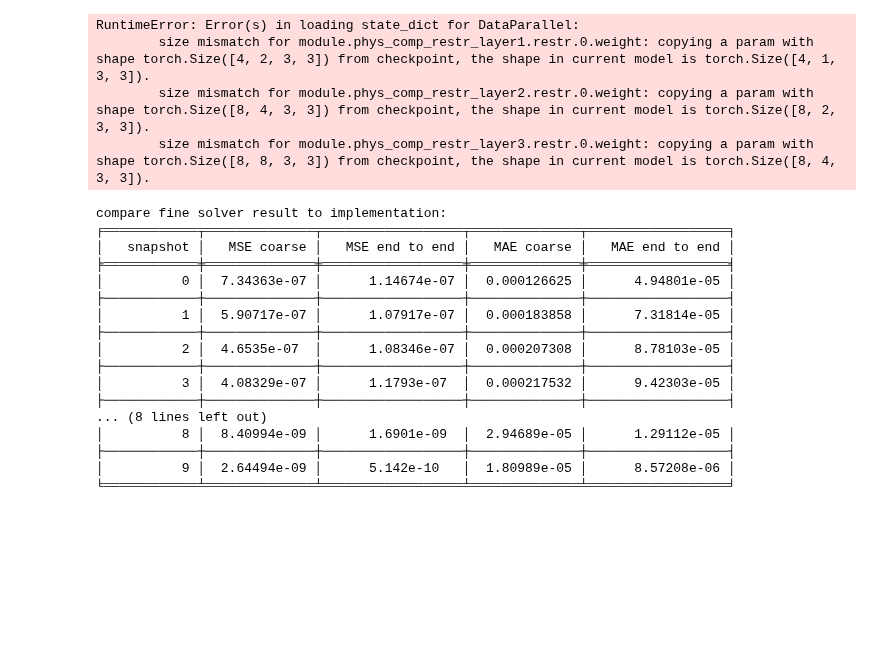
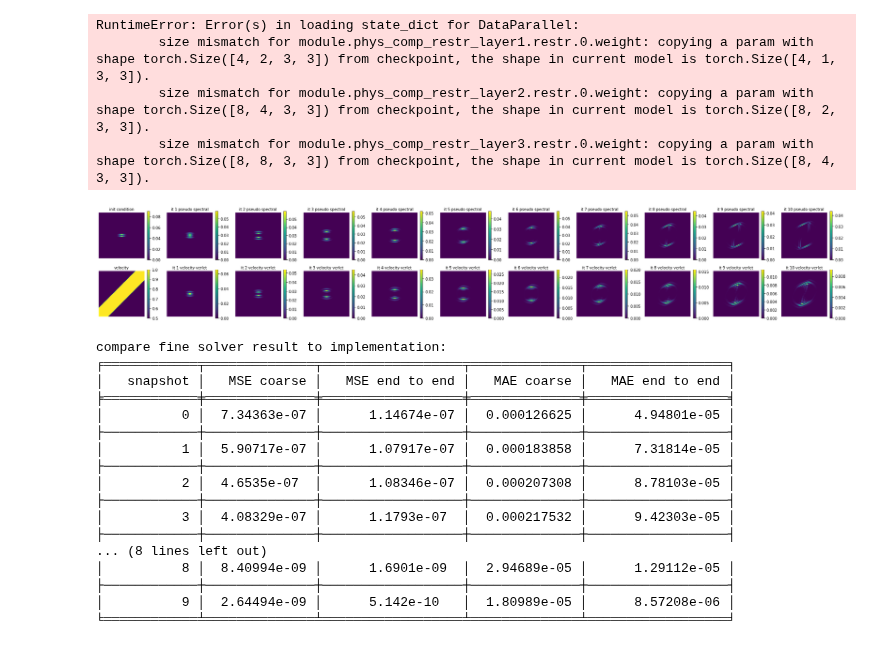
Before and after one commit to utkaiser/masterthesis_code, a Jupyter notebook: analysis/end_to_end_compare.ipynb, the cells around one changed output. Saved outputs shown, nothing was run; the diff lists cells and outputs as text; code cells hidden in the pictures; blank space fills up the shorter version.

```diff
--- a/analysis/end_to_end_compare.ipynb
+++ b/analysis/end_to_end_compare.ipynb
@@ -111,48 +111,50 @@ with torch.no_grad():
             for j in range(1,input.shape[0]-1):
                 if j == 1: ufx, ufcx = ufx.squeeze().numpy(), ufcx.squeeze().numpy()
                 ufx, ufcx = pseudo_spectral(ufx, ufcx, vel_numpy, dx, dt, delta_t_star)#, number=1, boundary_c="absorbing")#boundary_c)
                 ax = fig.add_subplot(3,11,1+j)
                 pos = ax.imshow(wave_util.WaveEnergyField(ufx,ufcx,vel_numpy,f_delta_x)*f_delta_x*f_delta_x)
                 ax.set_title('it '+str(j)+' pseudo spectral', fontsize=10)
                 plt.colorbar(pos)
                 plt.axis('off')
 
             # coarse solver
             ucx, utcx = u.clone(), ut.clone()
             ucx, utcx = ucx.squeeze(), utcx.squeeze()
             for j in range(1,input.shape[0]-1):
                 ucx, utcx = torch.from_numpy(resize(ucx, [c_Nx,c_Nx], order=4)), torch.from_numpy(resize(utcx, [c_Nx,c_Nx], order=4))
                 ucx, utcx = velocity_verlet_tensor(
                     ucx.unsqueeze(dim=0), utcx.unsqueeze(dim=0),
                     vel_c.unsqueeze(dim=0), dX, dT, delta_t_star, number=1, boundary_c=boundary_c
                 )
                 ucx, utcx = ucx.squeeze(), utcx.squeeze()
                 ucx, utcx = torch.from_numpy(resize(ucx, [Nx,Nx], order=4)), torch.from_numpy(resize(utcx, [Nx,Nx], order=4))
                 uc[j-1,:,:],utc[j-1,:,:]  = ucx, utcx
                 ax2 = fig.add_subplot(3,11,12+j)
                 ax2.set_title('it '+str(j)+' velocity verlet', fontsize=10)
                 pos2 = ax2.imshow(wave_util.WaveEnergyField_tensor(ucx, utcx, vel, dx) * dx * dx)
                 plt.colorbar(pos2)
                 plt.axis('off')
 
-            #end to end
-            u_x_e, u_y_e, u_t_c_e = u_x.clone(), u_y.clone(), u_t_c.clone()
-            for j in range(1,input.shape[0]-1):
-                input_model = torch.stack([u_x_e, u_y_e, u_t_c_e, vel.unsqueeze(dim=0)],dim=1)
-                output = restr_model1(input_model)  # b x 3 x w x h
-                u_x_e, u_y_e, u_t_c_e = output[:,0, :, :].clone(), output[:,1, :, :].clone(), output[:,2, :,:].clone()
-                sumv = torch.sum(torch.sum(u_x_e))
-                u_e, ut_e = wave_util.WaveSol_from_EnergyComponent_tensor(u_x_e, u_y_e, u_t_c_e, vel, f_delta_x, sumv)
-
-                uo[j-1,:,:], uto[j-1,:,:] = u_e.squeeze(), ut_e.squeeze()
-                ax3 = fig.add_subplot(3,11,23+j)
-                pos3 = ax3.imshow(wave_util.WaveEnergyField_tensor(u_e.squeeze(), ut_e.squeeze(), vel, f_delta_x) * f_delta_x * f_delta_x)
-                ax3.set_title('it ' + str(j) + ' end to end', fontsize=10)
-                plt.colorbar(pos3)
-                plt.axis('off')
+            # #end to end
+            # u_x_e, u_y_e, u_t_c_e = u_x.clone(), u_y.clone(), u_t_c.clone()
+            # for j in range(1,input.shape[0]-1):
+            #     input_model = torch.stack([u_x_e, u_y_e, u_t_c_e, vel.unsqueeze(dim=0)],dim=1)
+            #     output = restr_model1(input_model)  # b x 3 x w x h
+            #     u_x_e, u_y_e, u_t_c_e = output[:,0, :, :].clone(), output[:,1, :, :].clone(), output[:,2, :,:].clone()
+            #     sumv = torch.sum(torch.sum(u_x_e))
+            #     u_e, ut_e = wave_util.WaveSol_from_EnergyComponent_tensor(u_x_e, u_y_e, u_t_c_e, vel, f_delta_x, sumv)
+            #
+            #     uo[j-1,:,:], uto[j-1,:,:] = u_e.squeeze(), ut_e.squeeze()
+            #     ax3 = fig.add_subplot(3,11,23+j)
+            #     pos3 = ax3.imshow(wave_util.WaveEnergyField_tensor(u_e.squeeze(), ut_e.squeeze(), vel, f_delta_x) * f_delta_x * f_delta_x)
+            #     ax3.set_title('it ' + str(j) + ' end to end', fontsize=10)
+            #     plt.colorbar(pos3)
+            #     plt.axis('off')
 
             break
         break
+# %% [output]
+[figure, added]
 # %%
 # compare wave energy norm errors:
 
```
Also changed, not shown: 10 other files.
